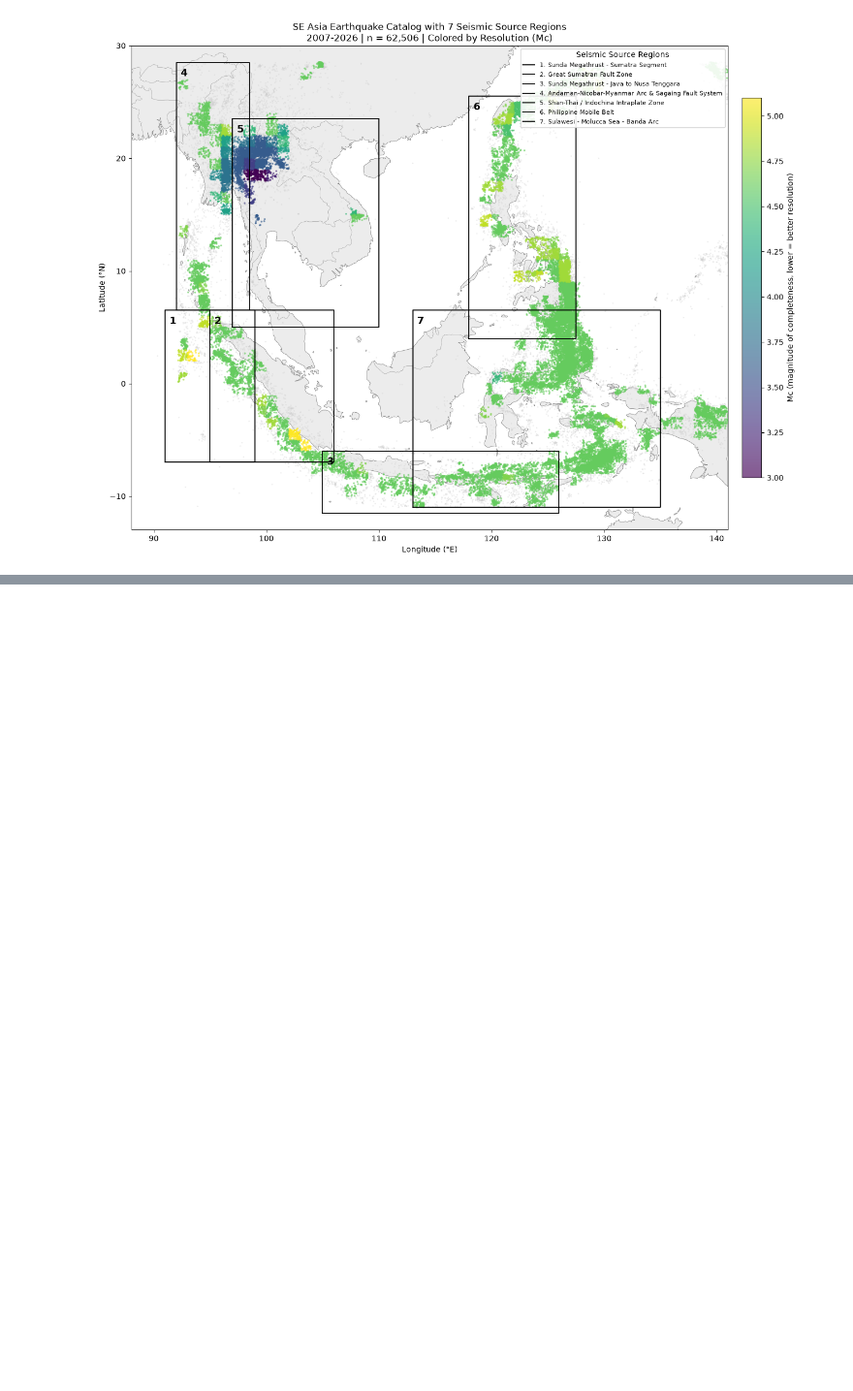
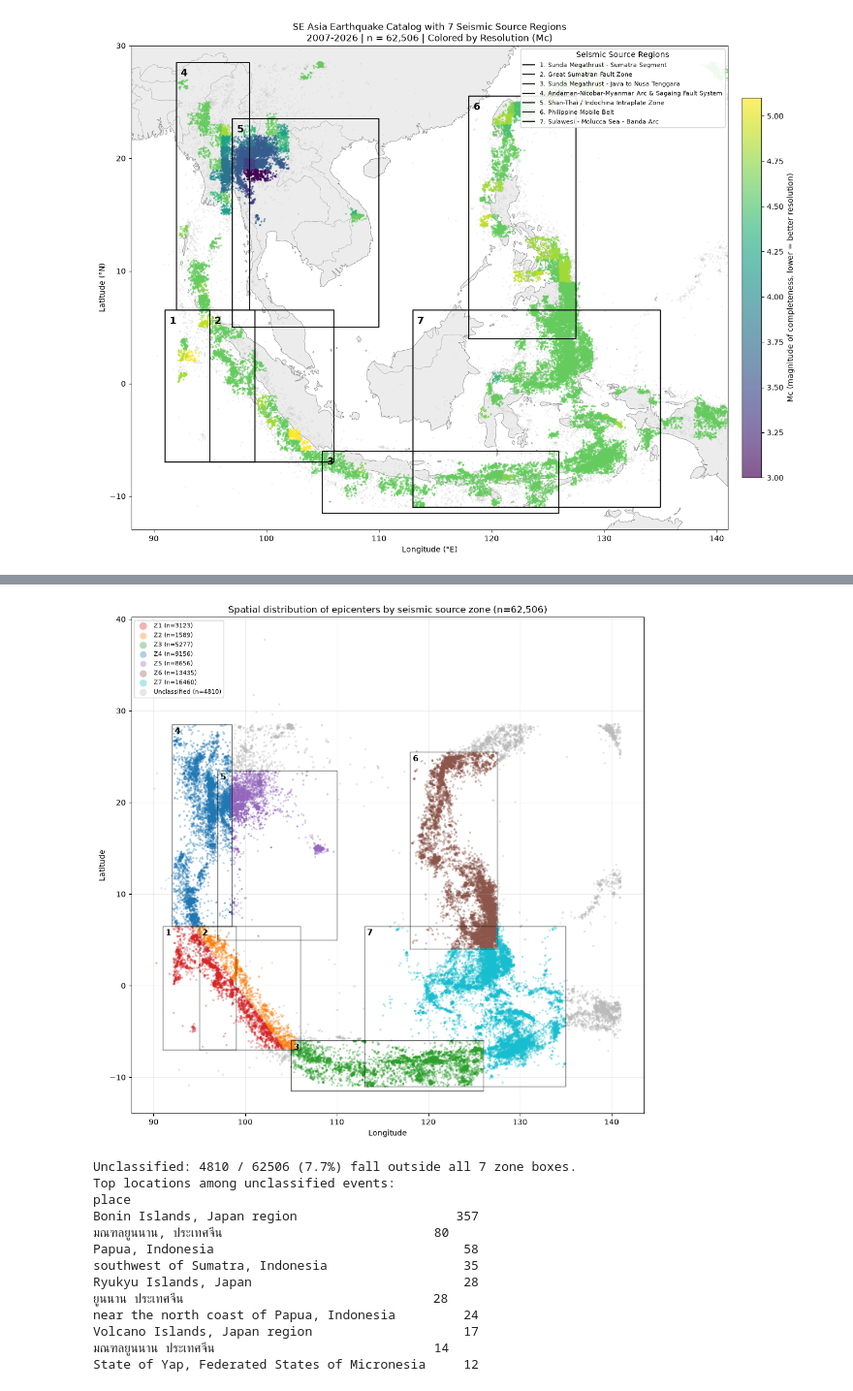
Before and after one commit to maypccp19-glitch/thesis_draft, a Jupyter notebook: preprocess_eda.ipynb, the cells around one changed output, grey strips where cells are left out. Shown at 97% size. Drawn from its saved outputs; the diff is of its cells as text; code cells hidden in the pictures; blank space fills up the shorter version.

```diff
--- a/preprocess_eda.ipynb
+++ b/preprocess_eda.ipynb
@@ -644,0 +736,45 @@ Events with resolvable local Mc: 52699 / 62506
+# %%
+fig, ax = plt.subplots(figsize=(13, 10))
+for zone in ZONE_ORDER + ["Unclassified"]:
+    sub = catalog[catalog["zone_code"] == zone]
+    if len(sub) == 0:
+        continue
+    color = ZONE_COLOR.get(zone, "#bbbbbb")
+    ax.scatter(sub["lon"], sub["lat"], s=np.clip((sub["mag_unified"] - 1) * 2, 1, None),
+               color=color, alpha=0.35, linewidths=0, label=f"{zone} (n={len(sub)})")
+
+for i, zone in enumerate(ZONE_ORDER, start=1):
+    lon0, lon1, lat0, lat1 = ZONE_BOX[zone]
+    ax.plot([lon0, lon1, lon1, lon0, lon0], [lat0, lat0, lat1, lat1, lat0],
+            color="black", linewidth=1.0, alpha=0.6, zorder=4)
+    ax.text(lon0 + 0.3, lat1 - 1.0, str(i), fontsize=11, fontweight="bold", zorder=5)
+
+ax.set_xlabel("Longitude")
+ax.set_ylabel("Latitude")
+ax.set_title(f"Spatial distribution of epicenters by seismic source zone (n={len(catalog):,})")
+ax.set_aspect("equal")
+ax.legend(markerscale=3, fontsize=8, loc="upper left", framealpha=0.9)
+ax.grid(alpha=0.2)
+fig.tight_layout()
+fig.savefig(f"{FIG_DIR}/epicenter_map_by_zone.png", dpi=150)
+plt.show()
+
+n_unclass = (catalog["zone_code"] == "Unclassified").sum()
+print(f"Unclassified: {n_unclass} / {len(catalog)} ({n_unclass / len(catalog) * 100:.1f}%) fall outside all 7 zone boxes.")
+print("Top locations among unclassified events:")
+print(catalog.loc[catalog['zone_code'] == 'Unclassified', 'place'].value_counts().head(10).to_string())
+# %% [output]
+[figure, added]
+Unclassified: 4810 / 62506 (7.7%) fall outside all 7 zone boxes.
+Top locations among unclassified events:
+place
+Bonin Islands, Japan region                     357
+มณฑลยูนนาน, ประเทศจีน                            80
+Papua, Indonesia                                 58
+southwest of Sumatra, Indonesia                  35
+Ryukyu Islands, Japan                            28
+ยูนนาน ประเทศจีน                                 28
+near the north coast of Papua, Indonesia         24
+Volcano Islands, Japan region                    17
+มณฑลยูนนาน ประเทศจีน                             14
+State of Yap, Federated States of Micronesia     12
```
Also changed, not shown: parts of 13 cells of this notebook, 13 other files.
